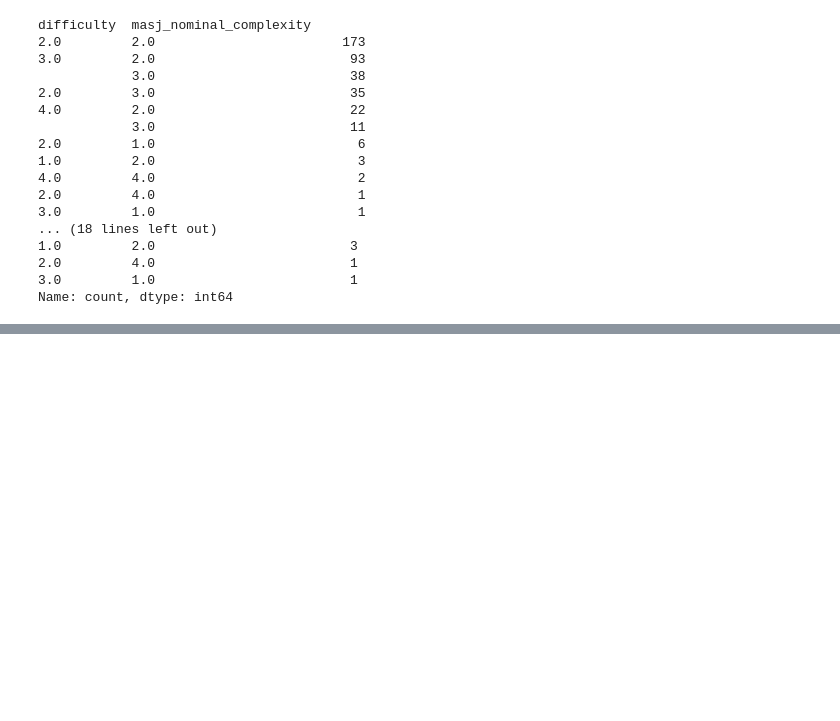
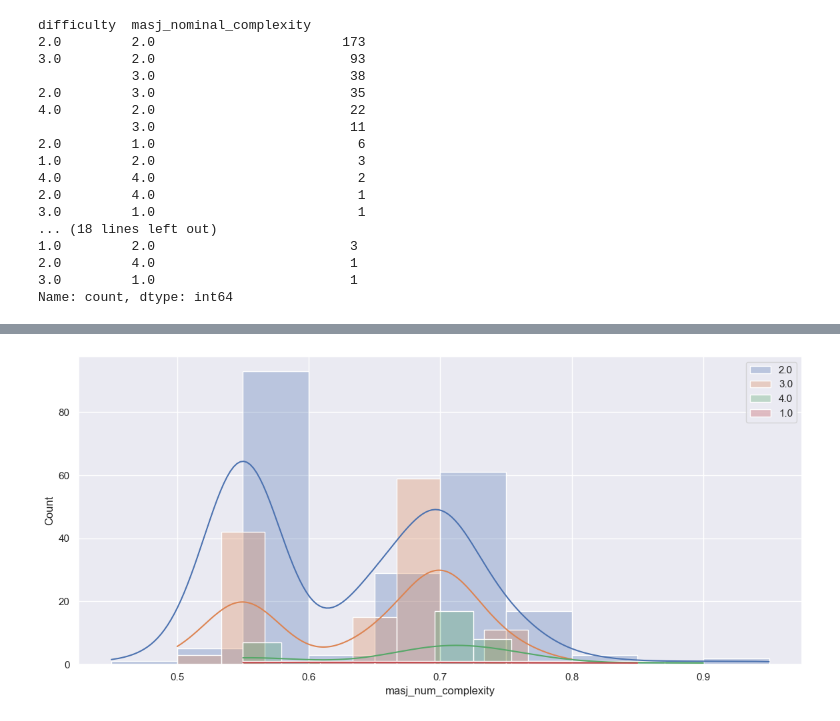
Before and after one commit to LabARSS/question-complextiy-estimation, a Jupyter notebook: notebooks/analysis_gpqa.ipynb, the cells around one changed output, grey strips where cells are left out. Cells and saved outputs as stored; diff of their text form; code cells hidden in the pictures; blank space fills up the shorter version.

```diff
--- a/notebooks/analysis_gpqa.ipynb
+++ b/notebooks/analysis_gpqa.ipynb
@@ -171,0 +190,20 @@ Name: count, dtype: int64
+# %%
+import matplotlib.pyplot as plt
+import seaborn as sns
+
+sns.set_theme()
+
+plt.figure(figsize=(14, 6))
+
+for difficulty in normalized_gpqa["difficulty"].unique():
+    sns.histplot(
+        normalized_gpqa[normalized_gpqa["difficulty"] == difficulty],
+        x="masj_num_complexity",
+        label=difficulty,
+        kde=True,
+        alpha=0.3,
+    )
+plt.legend()
+plt.show()
+# %% [output]
+[figure, added]
```
Also changed, not shown: parts of 3 cells of this notebook, 3 other files.
